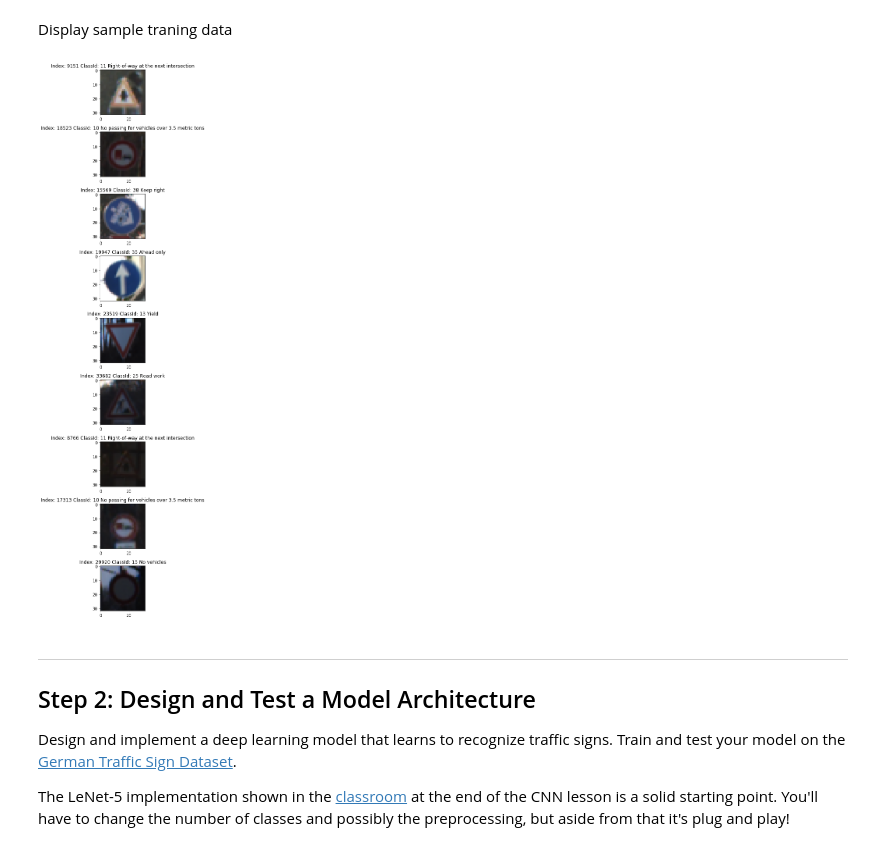
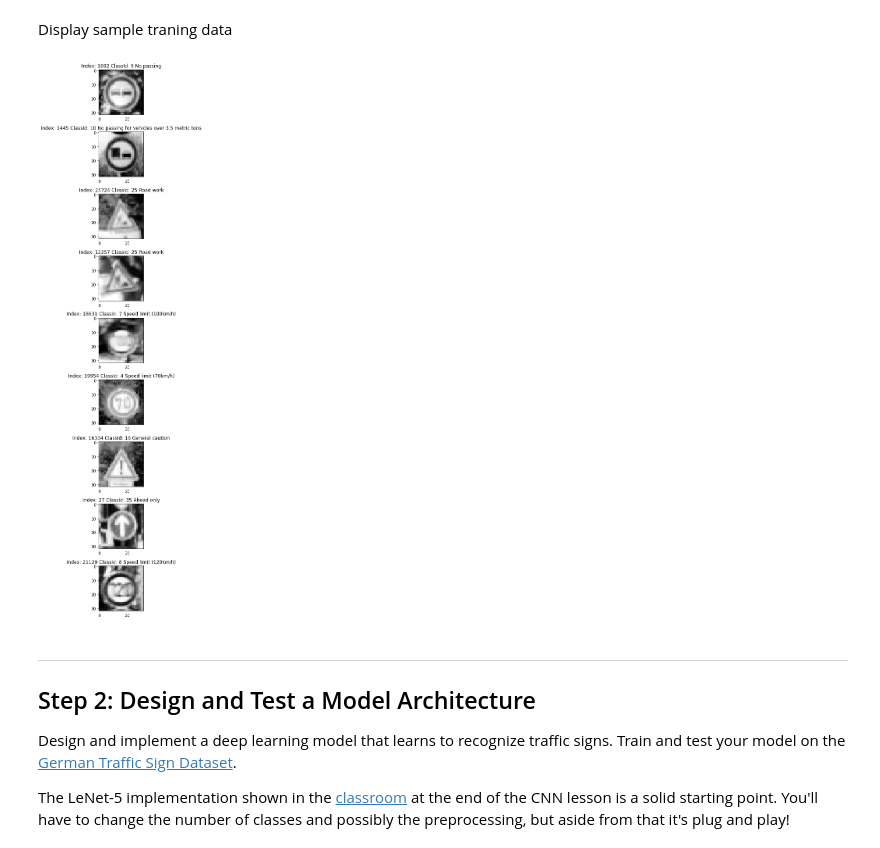
Before and after one commit to niechen/CarND-Traffic-Sign-Classifier-Project, a Jupyter notebook: Traffic_Sign_Classifier.ipynb, the cells around one changed output. Cells and saved outputs as stored; diff of their text form; code cells hidden in the pictures.

```diff
--- a/Traffic_Sign_Classifier.ipynb
+++ b/Traffic_Sign_Classifier.ipynb
@@ -113,21 +113,21 @@ Display sample traning data
 # %%
 import random
 import numpy as np
 import matplotlib.pyplot as plt
 %matplotlib inline
 
 fig = plt.figure(figsize=(20,20))
 for i in range(9):#enumerate(np.random.random_integers(0, len(X_train), size=(9,))):
     index = random.randint(0, len(X_train))
-    ax = fig.add_subplot(911 + i)
+    ax = fig.add_subplot(9, 1, 1 + i)
     image = X_train[index].squeeze()
-    ax.imshow(image)
+    ax.imshow(image, cmap="gray")
     class_id = y_train[index]
     title = "Index: " + str(index) + " ClassId: "+str(class_id)+" "+signnames.loc[class_id].iloc[0]
     ax.set_title(title)
 plt.tight_layout()
 # %% [output]
-[figure, old version]
+[figure, new version]
 # %% [markdown]
 ----
 
```
Also changed, not shown: parts of 16 cells of this notebook.
